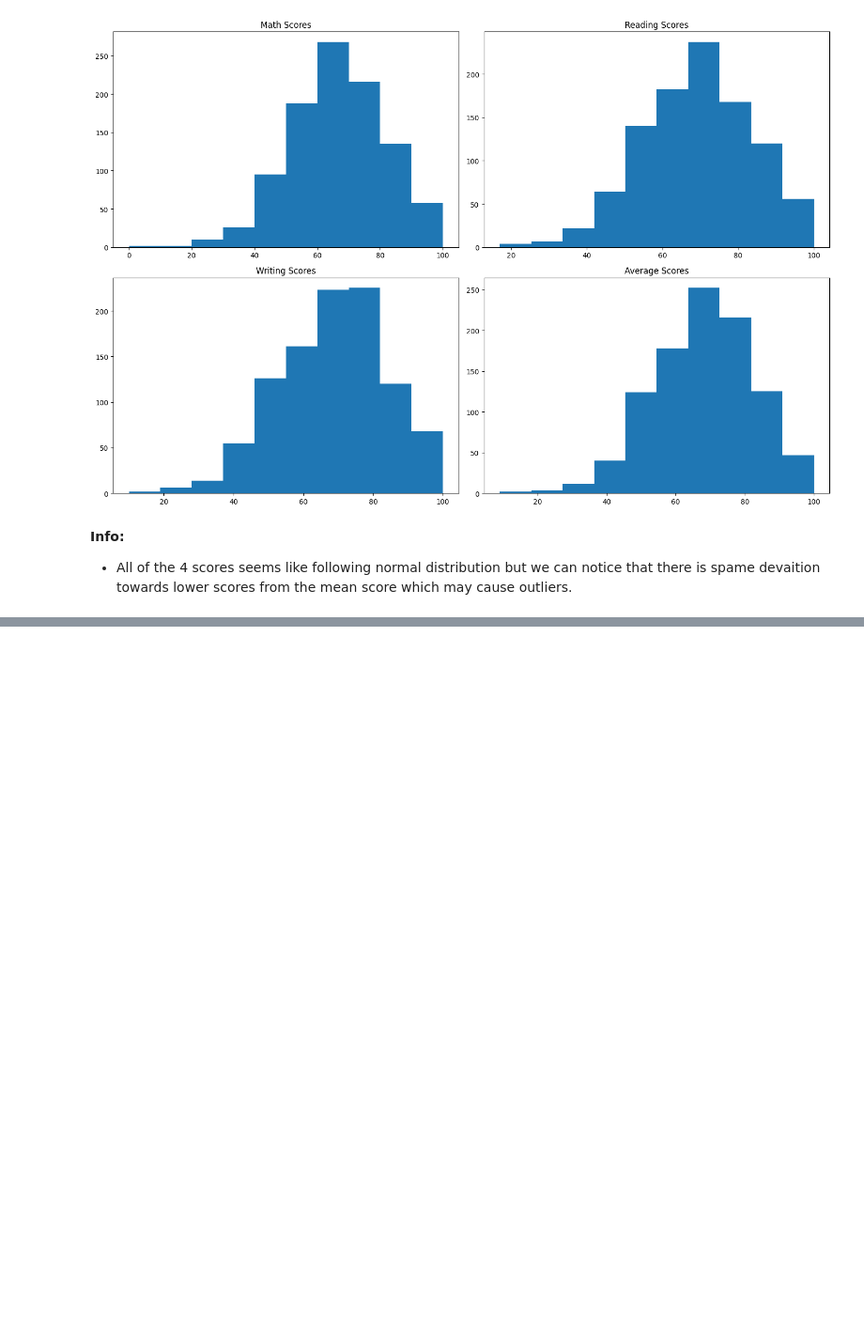
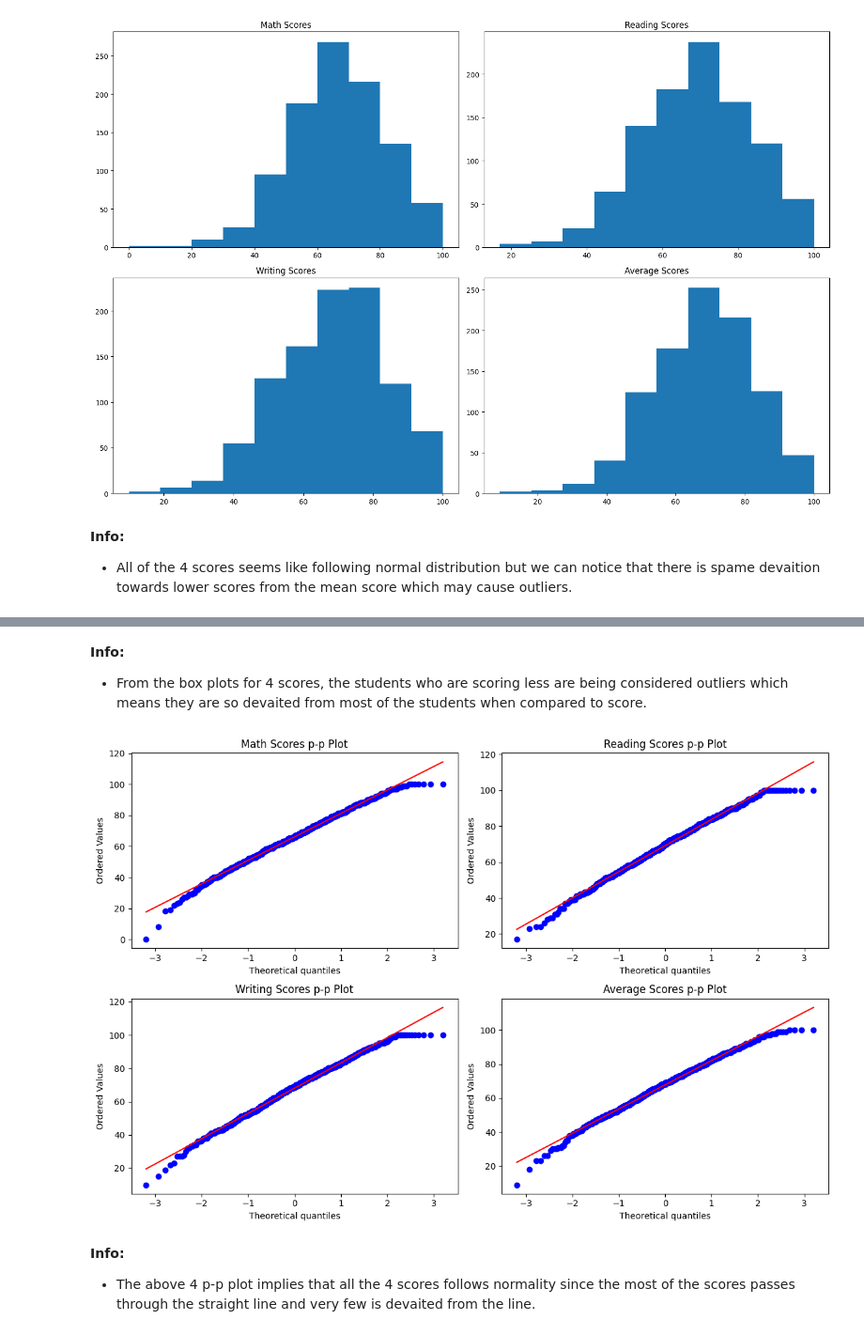
Before and after one commit to PervejHosen/DS_Projects, a Jupyter notebook: Project_03_Univariate_Bivariate_Multivariate_Hypothesis.ipynb, the cells around one changed output, grey strips where cells are left out. Shown at 94% size. Cells and saved outputs as stored; diff of their text form; code cells hidden in the pictures; blank space fills up the shorter version.

```diff
--- a/Project_03_Univariate_Bivariate_Multivariate_Hypothesis.ipynb
+++ b/Project_03_Univariate_Bivariate_Multivariate_Hypothesis.ipynb
@@ -187,0 +211,39 @@ plt.show()
+# %% [markdown]
+**Info:**
+* From the box plots for 4 scores, the students who are scoring less are being considered outliers which means they are so devaited from most of the students when compared to score.
+# %%
+# Data for the four variables
+math_scores = df['math_score']
+reading_scores = df['reading_score']
+writing_scores = df['writing_score']
+average_scores = df['average_score']
+
+# Create a 2x2 grid of subplots
+fig, axes = plt.subplots(2,2, figsize = (12,8))
+
+# Plot p-p plots for math Score
+stats.probplot(math_scores, dist='norm', plot=axes[0,0])
+axes[0,0].set_title('Math Scores p-p Plot')
+
+# Plot p-p plots for reading Score
+stats.probplot(reading_scores, dist='norm', plot=axes[0,1])
+axes[0,1].set_title('Reading Scores p-p Plot')
+
+# Plot p-p plots for writing Score
+stats.probplot(writing_scores, dist='norm', plot=axes[1,0])
+axes[1,0].set_title('Writing Scores p-p Plot')
+
+# Plot p-p plots for average Score
+stats.probplot(average_scores, dist='norm', plot=axes[1,1])
+axes[1,1].set_title('Average Scores p-p Plot')
+
+# Adjust layout
+plt.tight_layout()
+
+# Show the plots
+plt.show()
+# %% [output]
+[figure, added]
+# %% [markdown]
+**Info:**
+* The above 4 p-p plot implies that all the 4 scores follows normality since the most of the scores passes through the straight line and very few is devaited from the line.
```
Also changed, not shown: parts of 3 cells of this notebook.
